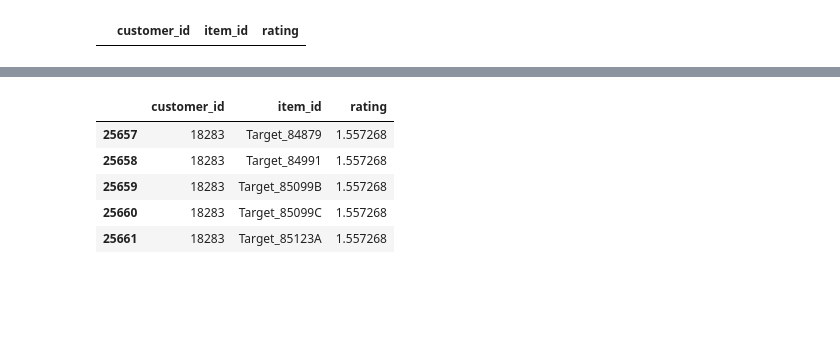
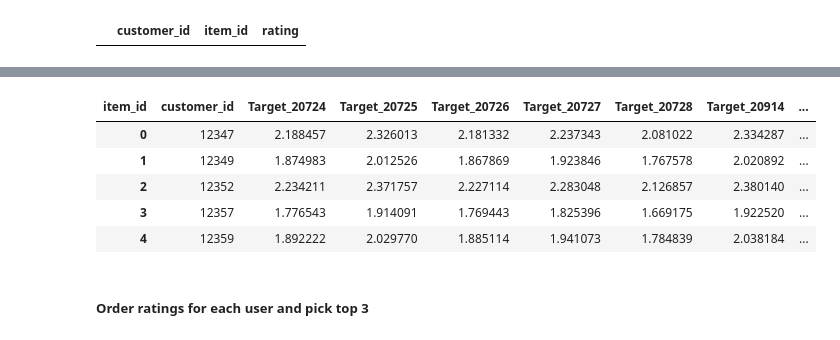
Before and after one commit to bonehead/product_recommendations_case, a Jupyter notebook: Tour_of_CF_Recommenders.ipynb, the cells around one changed output, grey strips where cells are left out. Cells and saved outputs as stored; diff of their text form; code cells hidden in the pictures; blank space fills up the shorter version.

```diff
--- a/Tour_of_CF_Recommenders.ipynb
+++ b/Tour_of_CF_Recommenders.ipynb
@@ -266,7 +294,7 @@ plt.show()
 ##### Gridsearch for SVD
 # %%
 # Parameter space
-svd_param_grid = {'n_epochs': [20, 25], ### 'n_factors':[5, 10,20]  Search for number of Latent factors
+svd_param_grid = {'n_epochs': [20, 25],'n_factors':[5, 10,20], ### 'n_factors':[5, 10,20]  Search for number of Latent factors
                   'lr_all': [0.007, 0.009, 0.01],
                   'reg_all': [0.4, 0.6]}
 
@@ -333,6 +369,8 @@ preds
 # %%
 for user in users:
   for item in items:
-    rating= algo.predict(uid = user, iid = item)
+    user1=str(user)+'.0'
+    #print(user1)
+    rating= algo.predict(uid = user1, iid = item[7:])
     new_row = {'customer_id':user, 'item_id':item, 'rating':rating.est}
     preds = preds.append(new_row, ignore_index=True)
@@ -348,11 +377,12 @@ preds.head()
-# %%
-preds.tail()
-# %% [output]
-|  | customer_id | item_id | rating |
-| 25657 | 18283 | Target_84879 | 1.557268 |
-| 25658 | 18283 | Target_84991 | 1.557268 |
-| 25659 | 18283 | Target_85099B | 1.557268 |
-| 25660 | 18283 | Target_85099C | 1.557268 |
-| 25661 | 18283 | Target_85123A | 1.557268 |
 # %%
 preds.to_csv("predictions.csv",index=False)
+# %%
+predictions_wide=preds.pivot(index='customer_id',columns='item_id',values='rating').reset_index()
+predictions_wide.head()
+# %% [output]
+| item_id | customer_id | Target_20724 | Target_20725 | Target_20726 | Target_20727 | Target_20728 | Target_20914 | ... |
+| 0 | 12347 | 2.188457 | 2.326013 | 2.181332 | 2.237343 | 2.081022 | 2.334287 | ... |
+| 1 | 12349 | 1.874983 | 2.012526 | 1.867869 | 1.923846 | 1.767578 | 2.020892 | ... |
+| 2 | 12352 | 2.234211 | 2.371757 | 2.227114 | 2.283048 | 2.126857 | 2.380140 | ... |
+| 3 | 12357 | 1.776543 | 1.914091 | 1.769443 | 1.825396 | 1.669175 | 1.922520 | ... |
+| 4 | 12359 | 1.892222 | 2.029770 | 1.885114 | 1.941073 | 1.784839 | 2.038184 | ... |
@@ -358,0 +391,2 @@ preds.to_csv("predictions.csv",index=False)
+# %% [markdown]
+##### Order ratings for each user  and pick top 3
```
Also changed, not shown: parts of 22 cells of this notebook.
